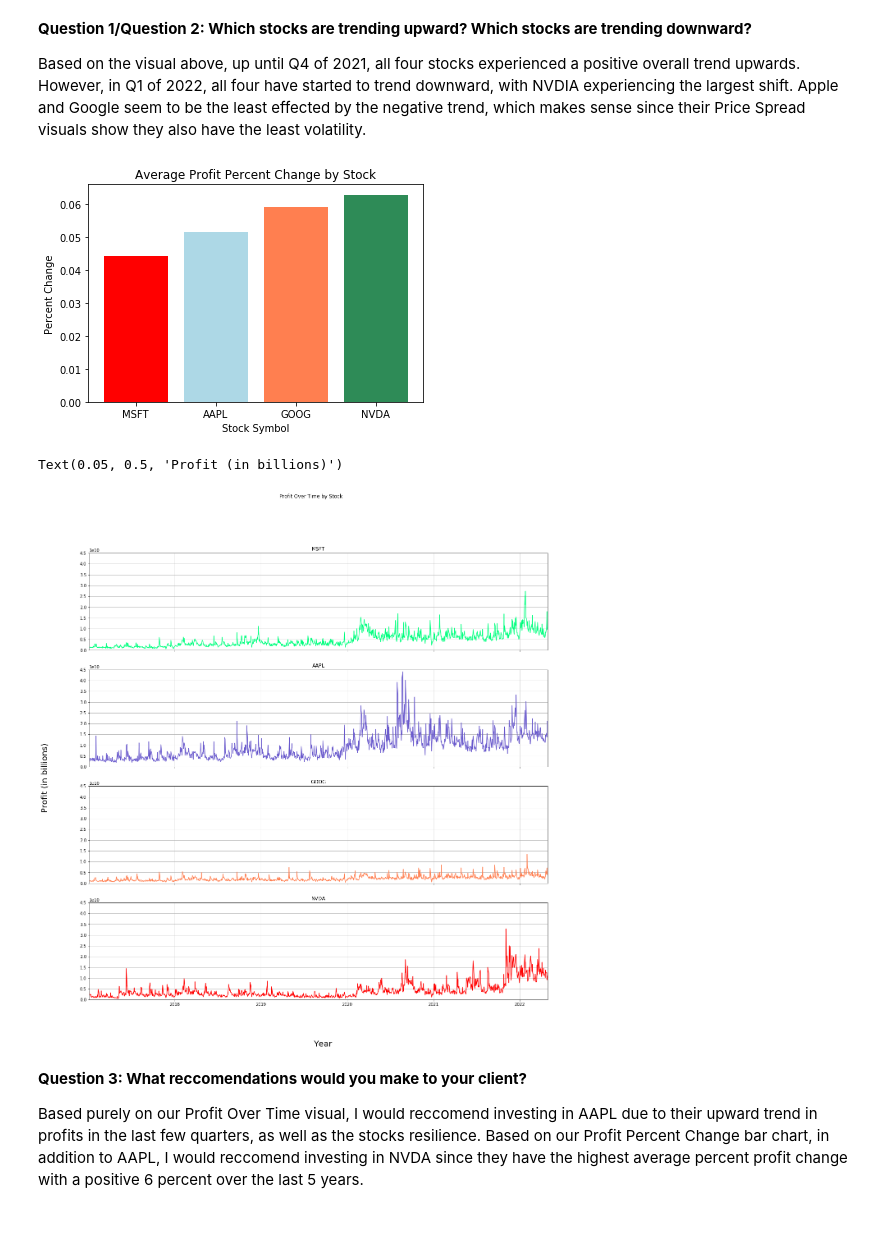
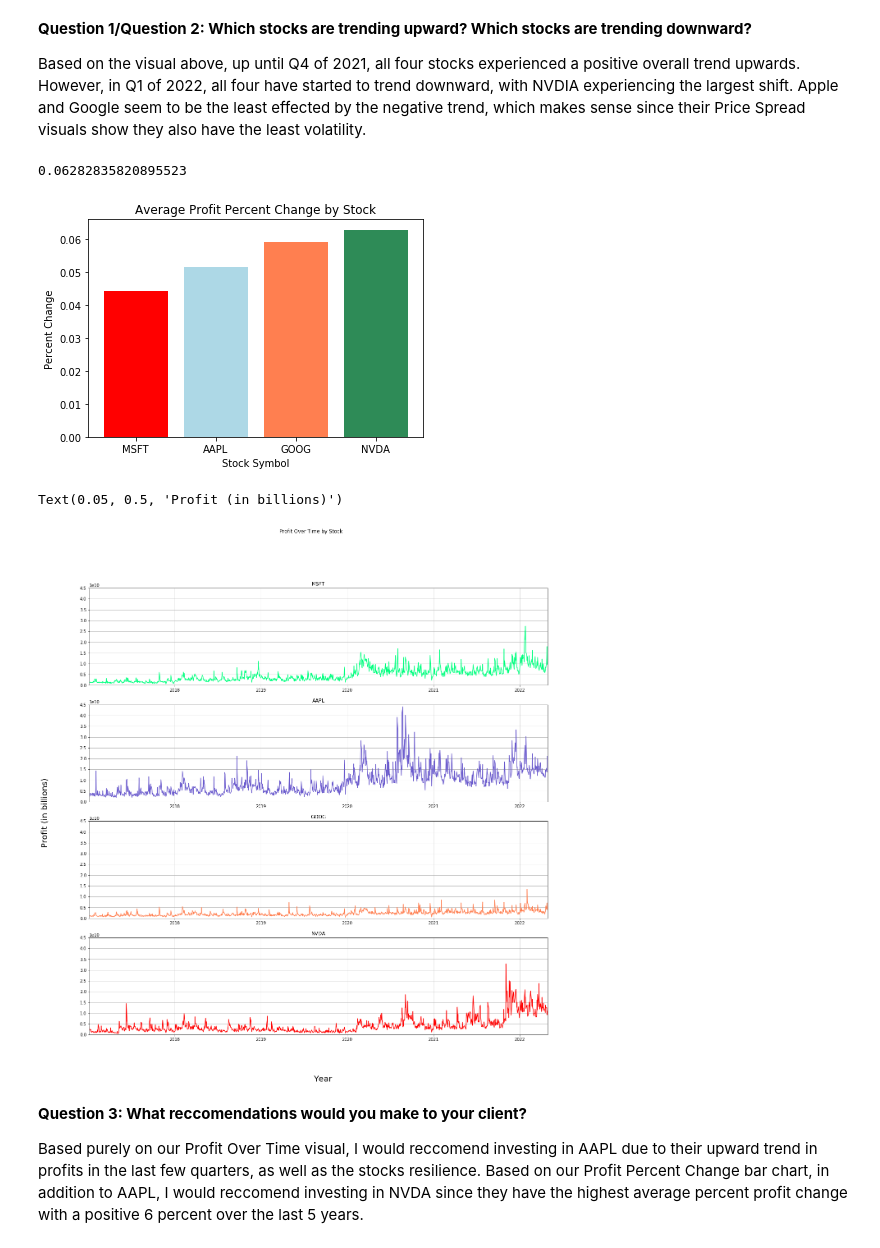
Before and after one commit to rasemanb/Tech-Stock-Analysis, a Jupyter notebook: Project_1/Project-1.ipynb, the cells around one changed output. Drawn from its saved outputs; the diff is of its cells as text; code cells hidden in the pictures.

```diff
--- a/Project_1/Project-1.ipynb
+++ b/Project_1/Project-1.ipynb
@@ -237,7 +237,9 @@ plt.title('Average Profit Percent Change by Stock')
 plt.xlabel('Stock Symbol')
 plt.ylabel('Percent Change')
 plt.savefig('../output/Avg_Perc_Change')
+print(pc4)
 # %% [output]
+0.06282835820895523
 [figure]
 # %%
 # split plot for profits over time
@@ -245,35 +247,35 @@ x2 = msft.index
 p1 = msft['Profit']
 p2 = aapl['Profit']
 p3 = goog['Profit']
 p4 = nvda['Profit']
-fig, (ax1, ax2, ax3, ax4) = plt.subplots(4, figsize=(20,20),sharex=True)
+fig, (ax1, ax2, ax3, ax4) = plt.subplots(4, figsize=(20,20),sharex=False)
 fig.suptitle('Profit Over Time by Stock')
 ax1.plot(x2, p1, color='springgreen')
 ax1.grid()
 ax1.set_xlim([xmin,xmax])
 ax1.set_ylim([0,45000000000])
 ax1.set_title('MSFT')
 ax2.plot(x2, p2, color='slateblue')
 ax2.grid()
 ax2.set_xlim([xmin,xmax])
 ax2.set_ylim([0,45000000000])
 ax2.set_title('AAPL')
 ax3.plot(x2,p3, color='coral')
 ax3.grid()
 ax3.set_xlim([xmin,xmax])
 ax3.set_ylim([0,45000000000])
 ax3.set_title('GOOG')
 ax4.plot(x2,p4, color='red')
 ax4.grid()
 ax4.set_xlim([xmin,xmax])
 ax4.set_ylim([0,45000000000])
 ax4.set_title('NVDA')
 fig.savefig('../output/Profit_Over_Time')
 fig.text(0.52,0.05, "Year", ha="center", va="center",fontsize=20)
 fig.text(0.05,0.5, "Profit (in billions)", ha="center", va="center", rotation=90,fontsize=20)
 # %% [output]
 Text(0.05, 0.5, 'Profit (in billions)')
-[figure, old version]
+[figure, new version]
 # %% [markdown]
 **Question 3: What reccomendations would you make to your client?**
 
```
Also changed, not shown: parts of 4 cells of this notebook, 2 other files.
